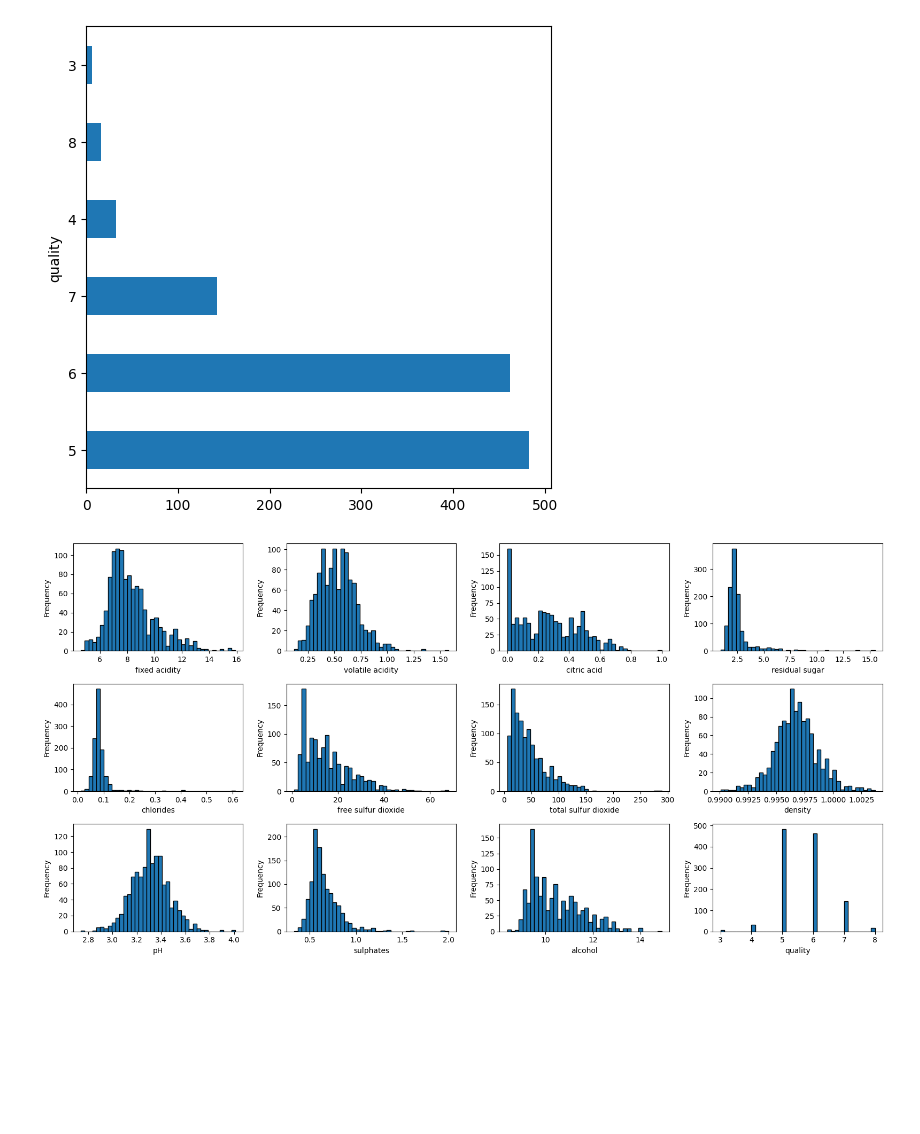
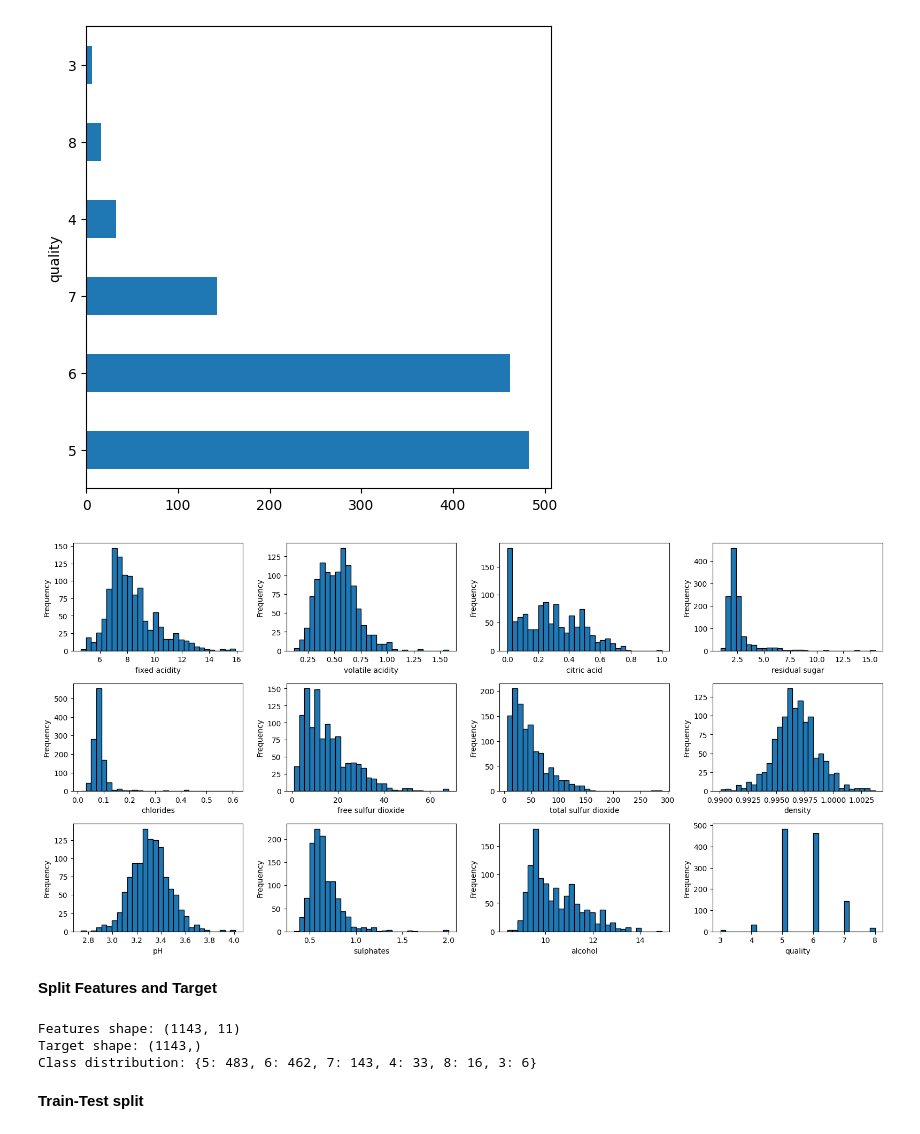
Before and after one commit to mdmohsin212/interview-prep, a Jupyter notebook: ML/Ensemble/Advance/Ensemble_project.ipynb, the cells around one changed output. Drawn from its saved outputs; the diff is of its cells as text; code cells hidden in the pictures; blank space fills up the shorter version.

```diff
--- a/ML/Ensemble/Advance/Ensemble_project.ipynb
+++ b/ML/Ensemble/Advance/Ensemble_project.ipynb
@@ -83,13 +83,28 @@ plt.show()
 # %%
 # Scatter plots of features vs target
 fig, axes = plt.subplots(3, 4, figsize=(16, 8))
 axes = axes.flatten()
 for idx, feature in enumerate(df.columns):
-    axes[idx].hist(df[feature], bins=40, edgecolor='black')
+    axes[idx].hist(df[feature], bins=30, edgecolor='black')
     axes[idx].set_xlabel(feature)
     axes[idx].set_ylabel('Frequency')
 
 plt.tight_layout()
 plt.show()
 # %% [output]
-[figure, old version]
+[figure, new version]
+# %% [markdown]
+**Split Features and Target**
+# %%
+x = df.drop('quality', axis=1)
+y = df['quality']
+
+print(f"Features shape: {x.shape}")
+print(f"Target shape: {y.shape}")
+print(f'Class distribution: {y.value_counts().to_dict()}')
+# %% [output]
+Features shape: (1143, 11)
+Target shape: (1143,)
+Class distribution: {5: 483, 6: 462, 7: 143, 4: 33, 8: 16, 3: 6}
+# %% [markdown]
+**Train-Test split**
```
Also changed, not shown: parts of 8 cells of this notebook.
